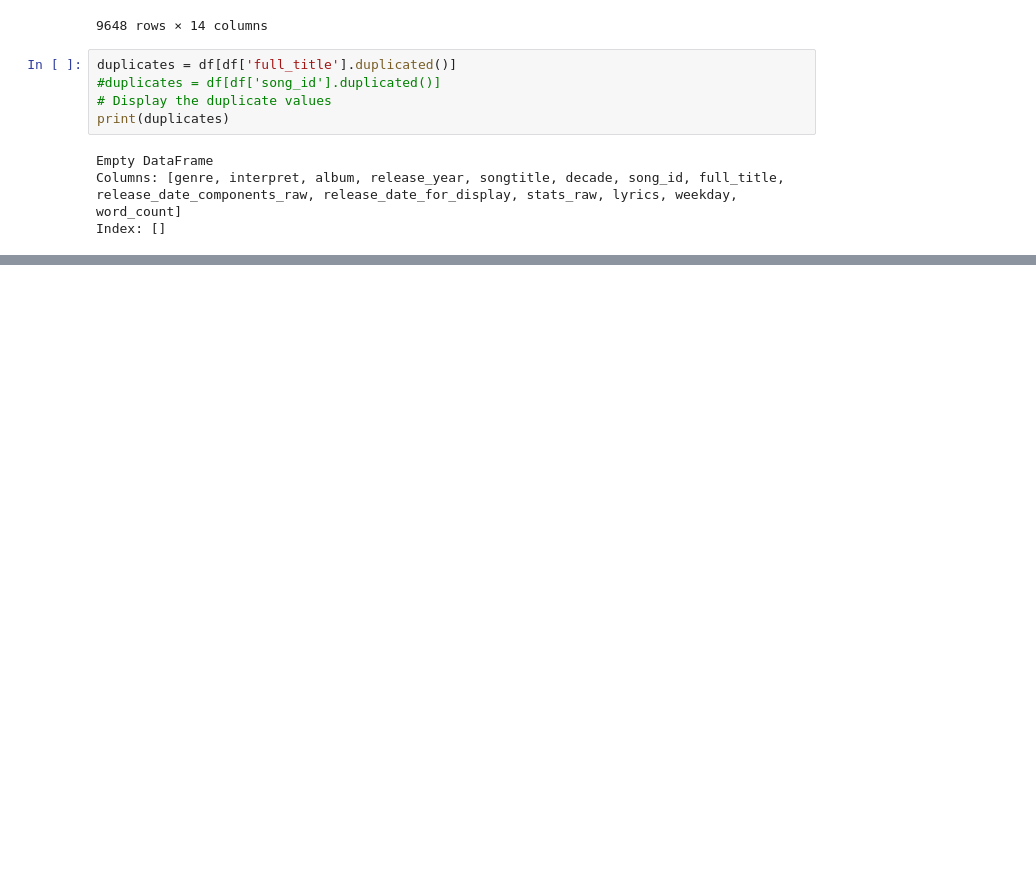
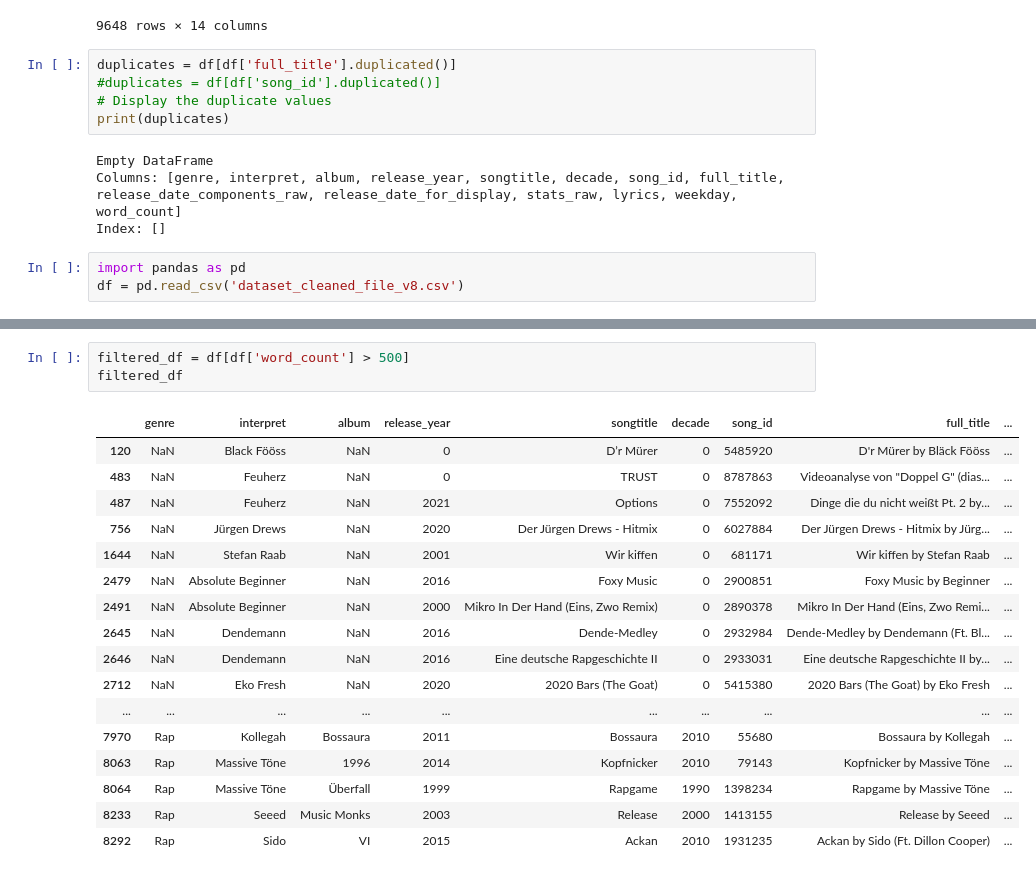
Before and after one commit to Richard-Sieg-TH-Koln/datenerhebung-team-1, a Jupyter notebook: data/datasets/overview.ipynb, the cells around one changed output, grey strips where cells are left out. Cells and saved outputs as stored; diff of their text form; blank space fills up the shorter version.

```diff
--- a/data/datasets/overview.ipynb
+++ b/data/datasets/overview.ipynb
@@ -107,3 +107,6 @@ print(duplicates)
 Empty DataFrame
 Columns: [genre, interpret, album, release_year, songtitle, decade, song_id, full_title, release_date_components_raw, release_date_for_display, stats_raw, lyrics, weekday, word_count]
 Index: []
+# %%
+import pandas as pd
+df = pd.read_csv('dataset_cleaned_file_v8.csv')
@@ -109,0 +128,21 @@ Index: []
+# %%
+filtered_df = df[df['word_count'] > 500]
+filtered_df
+# %% [output]
+|  | genre | interpret | album | release_year | songtitle | decade | song_id | full_title | ... |
+| 120 | NaN | Black Fööss | NaN | 0 | D’r Mürer | 0 | 5485920 | D'r Mürer by Bläck Fööss | ... |
+| 483 | NaN | Feuherz | NaN | 0 | TRUST | 0 | 8787863 | Videoanalyse von "Doppel G" (dias... | ... |
+| 487 | NaN | Feuherz | NaN | 2021 | Options | 0 | 7552092 | Dinge die du nicht weißt Pt. 2 by... | ... |
+| 756 | NaN | Jürgen Drews | NaN | 2020 | Der Jürgen Drews - Hitmix | 0 | 6027884 | Der Jürgen Drews - Hitmix by Jürg... | ... |
+| 1644 | NaN | Stefan Raab | NaN | 2001 | Wir kiffen | 0 | 681171 | Wir kiffen by Stefan Raab | ... |
+| 2479 | NaN | Absolute Beginner | NaN | 2016 | Foxy Music | 0 | 2900851 | Foxy Music by Beginner | ... |
+| 2491 | NaN | Absolute Beginner | NaN | 2000 | Mikro In Der Hand (Eins, Zwo Remix) | 0 | 2890378 | Mikro In Der Hand (Eins, Zwo Remi... | ... |
+| 2645 | NaN | Dendemann | NaN | 2016 | Dende-Medley | 0 | 2932984 | Dende-Medley by Dendemann (Ft. Bl... | ... |
+| 2646 | NaN | Dendemann | NaN | 2016 | Eine deutsche Rapgeschichte II | 0 | 2933031 | Eine deutsche Rapgeschichte II by... | ... |
+| 2712 | NaN | Eko Fresh | NaN | 2020 | 2020 Bars (The Goat) | 0 | 5415380 | 2020 Bars (The Goat) by Eko Fresh | ... |
+| ... | ... | ... | ... | ... | ... | ... | ... | ... | ... |
+| 7970 | Rap | Kollegah | Bossaura | 2011 | Bossaura | 2010 | 55680 | Bossaura by Kollegah | ... |
+| 8063 | Rap | Massive Töne | 1996 | 2014 | Kopfnicker | 2010 | 79143 | Kopfnicker by Massive Töne | ... |
+| 8064 | Rap | Massive Töne | Überfall | 1999 | Rapgame | 1990 | 1398234 | Rapgame by Massive Töne | ... |
+| 8233 | Rap | Seeed | Music Monks | 2003 | Release | 2000 | 1413155 | Release by Seeed | ... |
+| 8292 | Rap | Sido | VI | 2015 | Ackan | 2010 | 1931235 | Ackan by Sido (Ft. Dillon Cooper) | ... |
```
Also changed, not shown: parts of 5 cells of this notebook, 1 other file.
